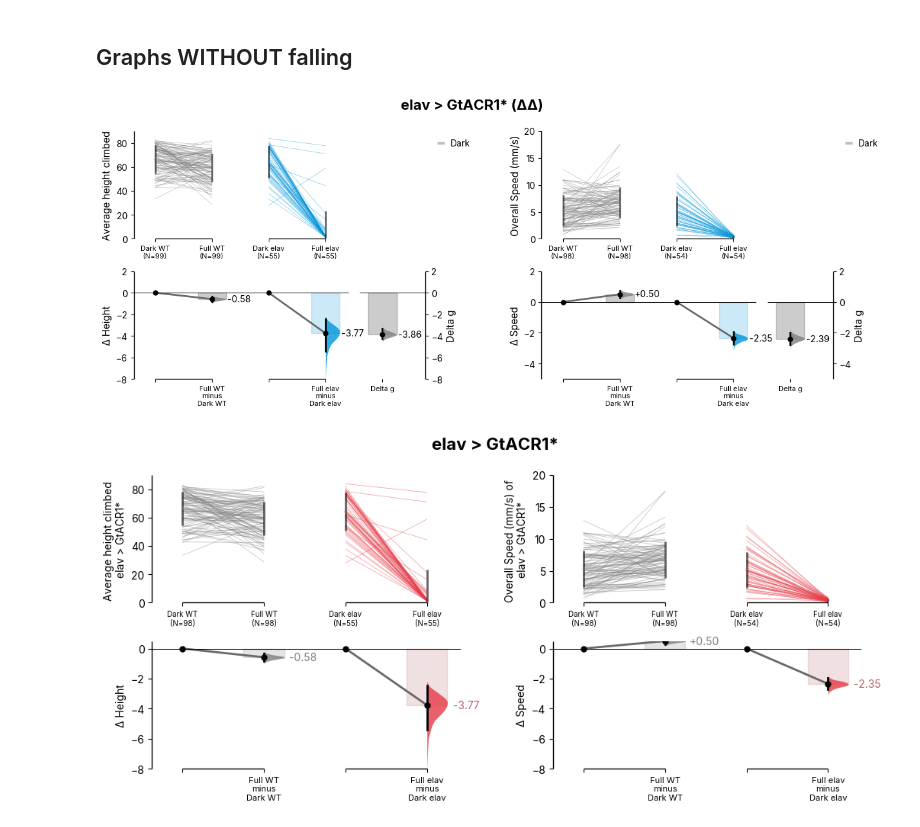
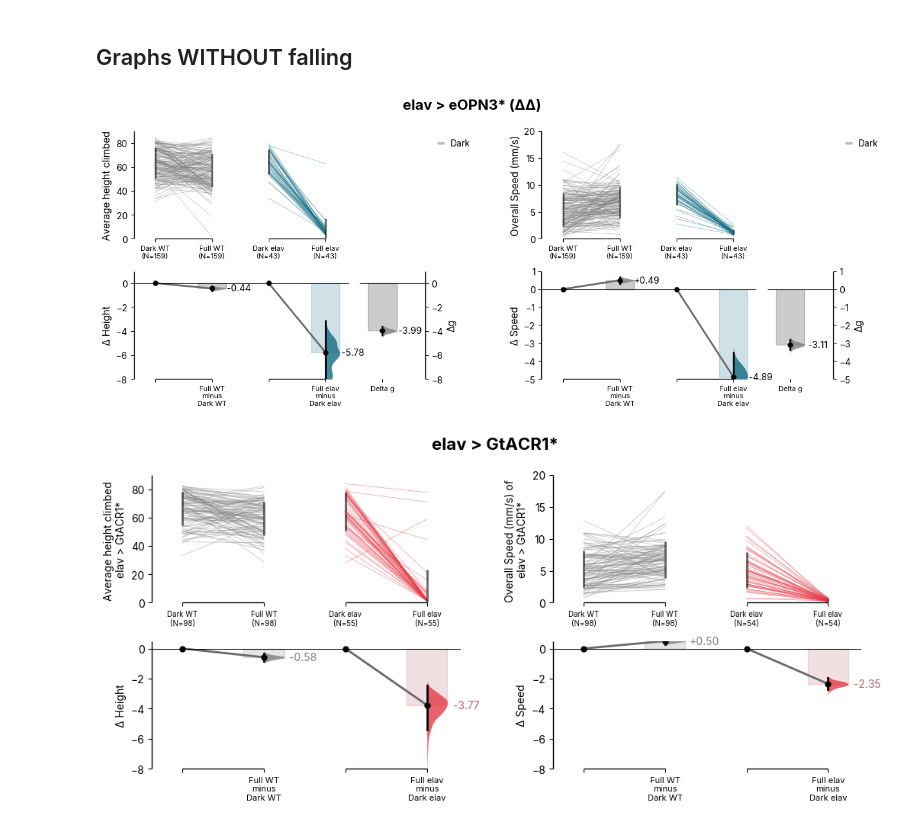
Before and after one commit to lnicole08/deltaG_screen, a Jupyter notebook: Dabest_three_plots_recovery_streamlined2.ipynb, the cells around one changed output. Saved outputs shown, nothing was run; the diff lists cells and outputs as text; code cells hidden in the pictures.

```diff
--- a/Dabest_three_plots_recovery_streamlined2.ipynb
+++ b/Dabest_three_plots_recovery_streamlined2.ipynb
@@ -45,7 +45,7 @@ workcomp = "C:\\Users\\User"
 laptop = "C:\\Users\\lnico"
 officecomp = "C:\\Users\\Star"
 homecomp = "D:"
-specifiedpath = homecomp
+specifiedpath = workcomp
 
 #Comment depending on project type
 
@@ -65,7 +65,7 @@ openPath = specifiedpath + filedir
 files = os.listdir(openPath)
 
 #identifying genotypes
-responder = "ACR [ATR]"
+responder = "eOPN3 [ATR]"
 driver = "elav"
 wt = "w1118"
 transgenic = driver + " x " + responder
@@ -632,10 +632,11 @@ def recolor_delta2(raw_ax, wt_color, expt_color, line_alpha=0.5, bar_alpha=0.20,
             violins[i].set_facecolor(colors[i])
             violins[i].set_alpha(violin_alpha)
 # %%
-
+color = "#7BBB14"
 
 if "eOPN3" in responder:
     responderrename = responder.replace("eOPN3", "AsOPN3").replace("(iii)M4", " ")
+    color = "#126C83"
 
 if "[ATR]" in responder:
     responderrename = responder.replace(" [ATR]", "*").replace("ACR", "GtACR1")
@@ -648,40 +649,40 @@ common_style = {'fontsize_rawxlabel': 8, 'fontsize_rawylabel': 11, 'fontsize_con
                 'fontsize_contrastylabel': 11, 'fontsize_delta2label': 11, 'contrast_marker_size': 5}
 
 firstcolor = '#808080'
-secondcolor = "#0095DA"
+secondcolor = color
 
 height_dabest_delta2.hedges_g.plot(
     raw_label=f"Average height climbed",
-    contrast_label="Δ Height",
+    contrast_label="Δ Height", delta2_label= "Δg",
     raw_ylim=(0, 90),
-    contrast_ylim=(-8, 2),
+    contrast_ylim=(-8, 1),
     custom_palette=[firstcolor, secondcolor],
     slopegraph_kwargs={'linewidth': 0.5},
     ax=axes_delta2[0],
     **common_style
 )
 
 velocity_dabest_delta2.hedges_g.plot(
     raw_label=f"Overall Speed (mm/s)",
-    contrast_label="Δ Speed",
+    contrast_label="Δ Speed",delta2_label= "Δg",
     raw_ylim=(0, 20),
-    contrast_ylim=(-5, 2),
+    contrast_ylim=(-5, 1),
     custom_palette=[firstcolor, secondcolor],
     slopegraph_kwargs={'linewidth': 0.5},
     ax=axes_delta2[1],
     **common_style
 )
 
 recolor_delta2(axes_delta2[0], firstcolor, secondcolor)
 recolor_delta2(axes_delta2[1], firstcolor, secondcolor)
 
 fig_delta2.suptitle(display_name_delta2, fontsize=16, fontweight='bold')
 mpl.rcParams['svg.fonttype'] = 'none'
 plt.rcParams['font.family'] = 'Inter'
-#fig_delta2.savefig(savefiglocation + "delta2plots_" + date + "_" + transgenic + ".svg")
+fig_delta2.savefig(savefiglocation + "delta2plots_" + date + "_" + transgenic + ".svg")
 plt.show()
 # %% [output]
-[figure, old version]
+[figure, new version]
 # %%
 # Load and preprocess data
 experimental_data = pd.read_csv(expt_file)
```
Also changed, not shown: parts of 1 cell of this notebook, 2 other files.
